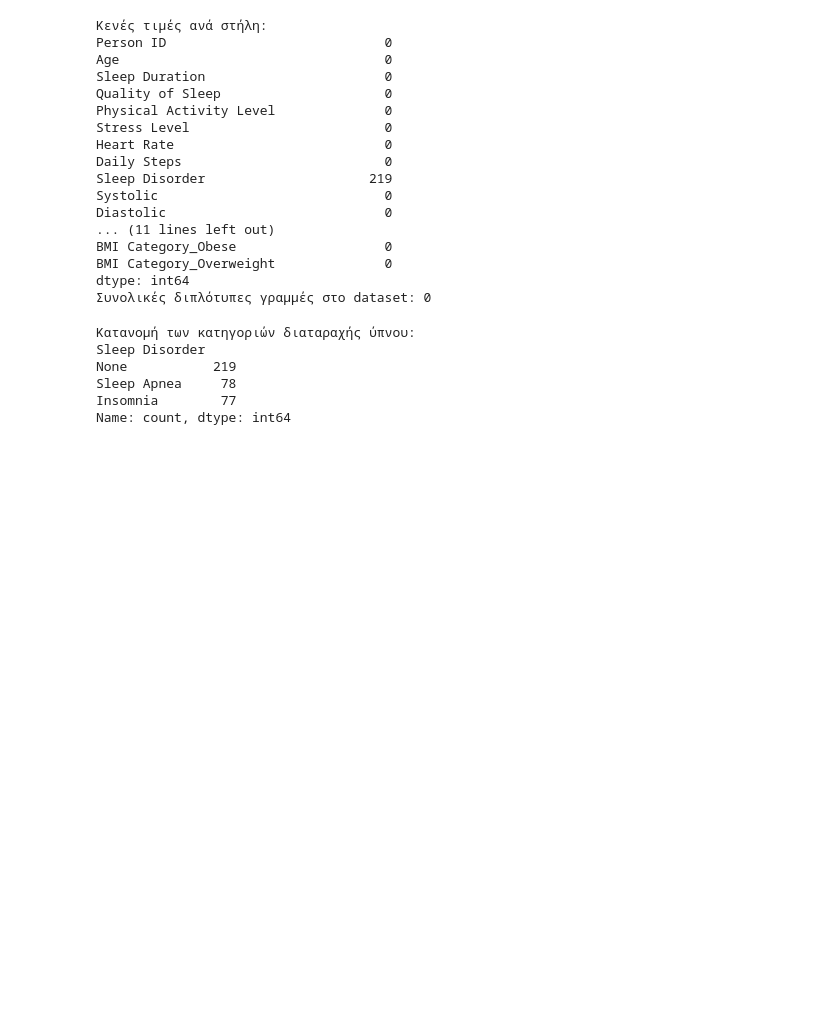
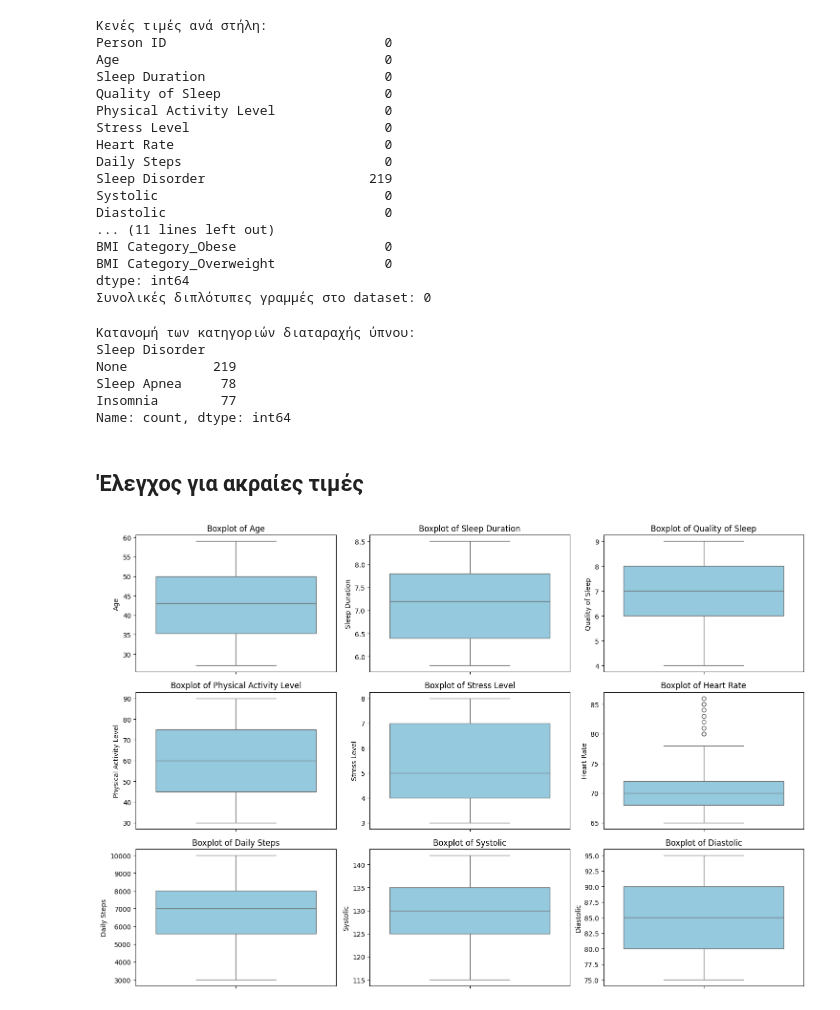
Before and after one commit to konstantinaklei/dataminigproject, a Jupyter notebook: main.ipynb, the cells around one changed output. Drawn from its saved outputs; the diff is of its cells as text; code cells hidden in the pictures; blank space fills up the shorter version.

Commit message:
feat: created boxplots for capturing outliers

```diff
--- a/main.ipynb
+++ b/main.ipynb
@@ -147,3 +147,22 @@ None           219
 Sleep Apnea     78
 Insomnia        77
 Name: count, dtype: int64
+# %% [markdown]
+## 'Ελεγχος για ακραίες τιμές
+# %%
+numeric_columns_to_check = ['Age', 'Sleep Duration', 'Quality of Sleep',
+                            'Physical Activity Level', 'Stress Level',
+                            'Heart Rate', 'Daily Steps', 'Systolic', 'Diastolic']
+
+#boxplot
+plt.figure(figsize=(15, 10))
+
+for i, col in enumerate(numeric_columns_to_check, 1):
+    plt.subplot(3, 3, i)
+    sns.boxplot(y=df[col], color='skyblue')
+    plt.title(f'Boxplot of {col}')
+
+plt.tight_layout()
+plt.show()
+# %% [output]
+[figure, added]
```
Also changed, not shown: parts of 1 cell of this notebook.
